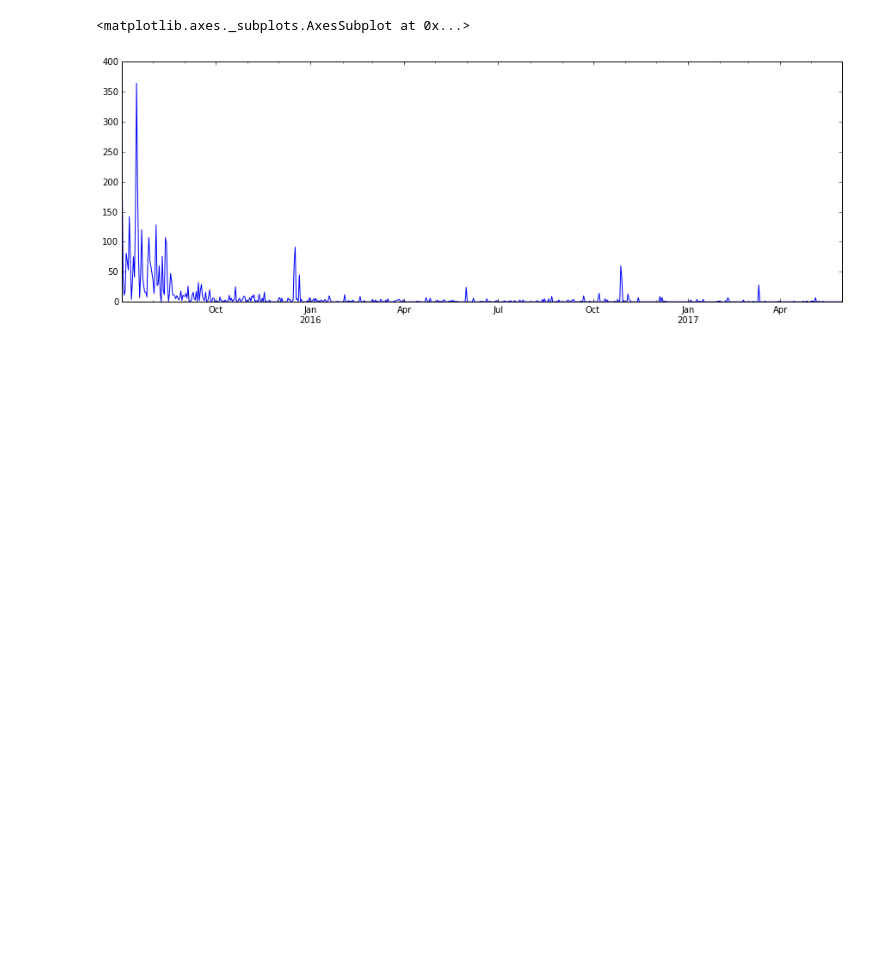
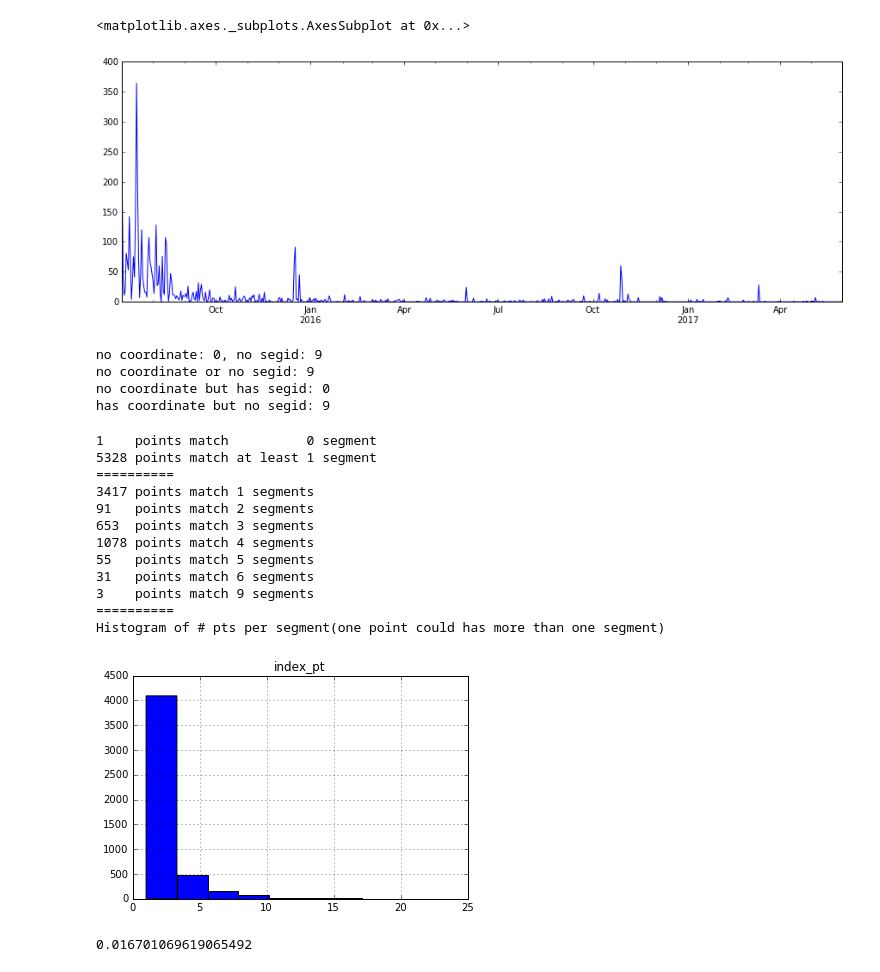
Before and after one commit to JHWu92/Cycling_safety, a Jupyter notebook: open_data_analysis/RAW-dc-crash-vision0-311.ipynb, the cells around one changed output. Saved outputs shown, nothing was run; the diff lists cells and outputs as text; code cells hidden in the pictures; blank space fills up the shorter version.

```diff
--- a/open_data_analysis/RAW-dc-crash-vision0-311.ipynb
+++ b/open_data_analysis/RAW-dc-crash-vision0-311.ipynb
@@ -219,3 +348,42 @@ d.reindex(date_index).fillna(0).plot(figsize=(15,5))
 {'sum': 4334.0, 'mean': 0.81328579470820039}
 <matplotlib.axes._subplots.AxesSubplot at 0x...>
 [figure]
+# %%
+no_x = vision0.X.isnull()
+no_y = vision0.Y.isnull()
+no_xy = no_x|no_y
+no_segid = vision0.STREETSEGID.isnull()
+
+print 'no coordinate: {}, no segid: {}'.format(no_xy.sum(), no_segid.sum())
+print 'no coordinate or no segid: {}'.format((no_xy|no_segid).sum())
+print 'no coordinate but has segid: {}'.format((no_xy&~no_segid).sum())
+print 'has coordinate but no segid: {}'.format((~no_xy&no_segid).sum())
+# %% [output]
+no coordinate: 0, no segid: 9
+no coordinate or no segid: 9
+no coordinate but has segid: 0
+has coordinate but no segid: 9
+# %%
+# distribution by segments matched
+pts = vision0.apply(lambda x: Point(x.X, x.Y), axis=1)
+gpdf = gp.GeoDataFrame(pts, columns=['geometry'])
+pts_has_ln, pts_no_ln = match_pts2segs(gpdf, seg_dc, epsg_dc)
+distr_by_segs(pts_has_ln, pts_no_ln)
+# %% [output]
+1    points match          0 segment
+5328 points match at least 1 segment
+==========
+3417 points match 1 segments
+91   points match 2 segments
+653  points match 3 segments
+1078 points match 4 segments
+55   points match 5 segments
+31   points match 6 segments
+3    points match 9 segments
+==========
+Histogram of # pts per segment(one point could has more than one segment)
+[figure, added]
+# %%
+(55.0+31+3)/5329
+# %% [output]
+0.016701069619065492
```
Also changed, not shown: parts of 17 cells of this notebook.
